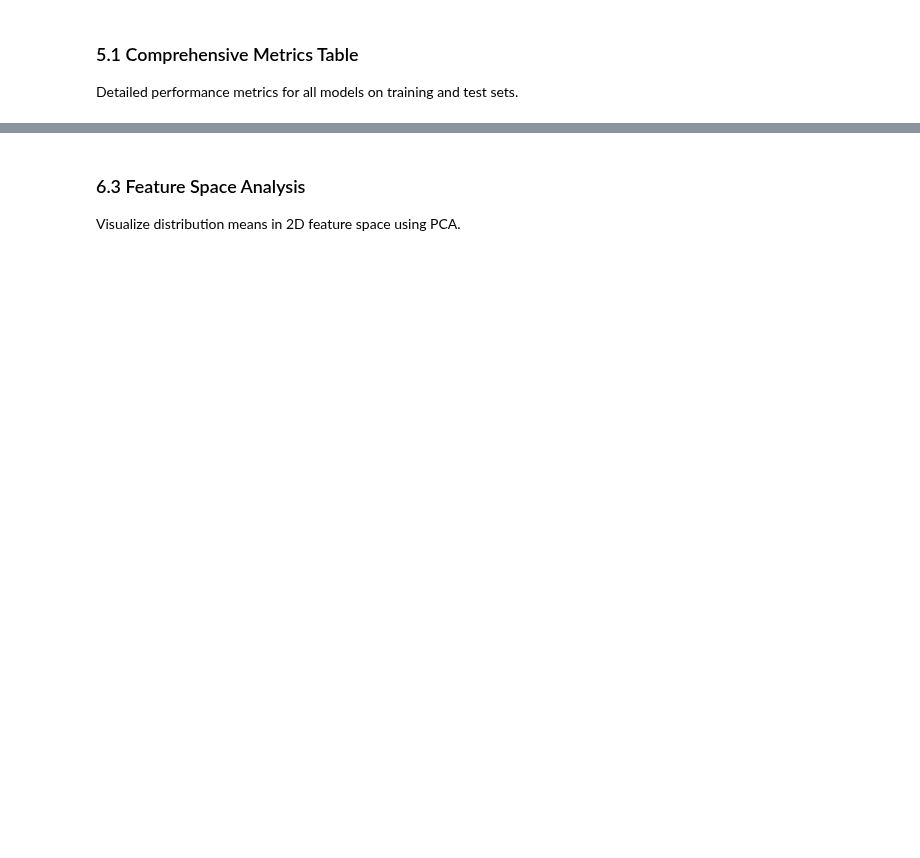
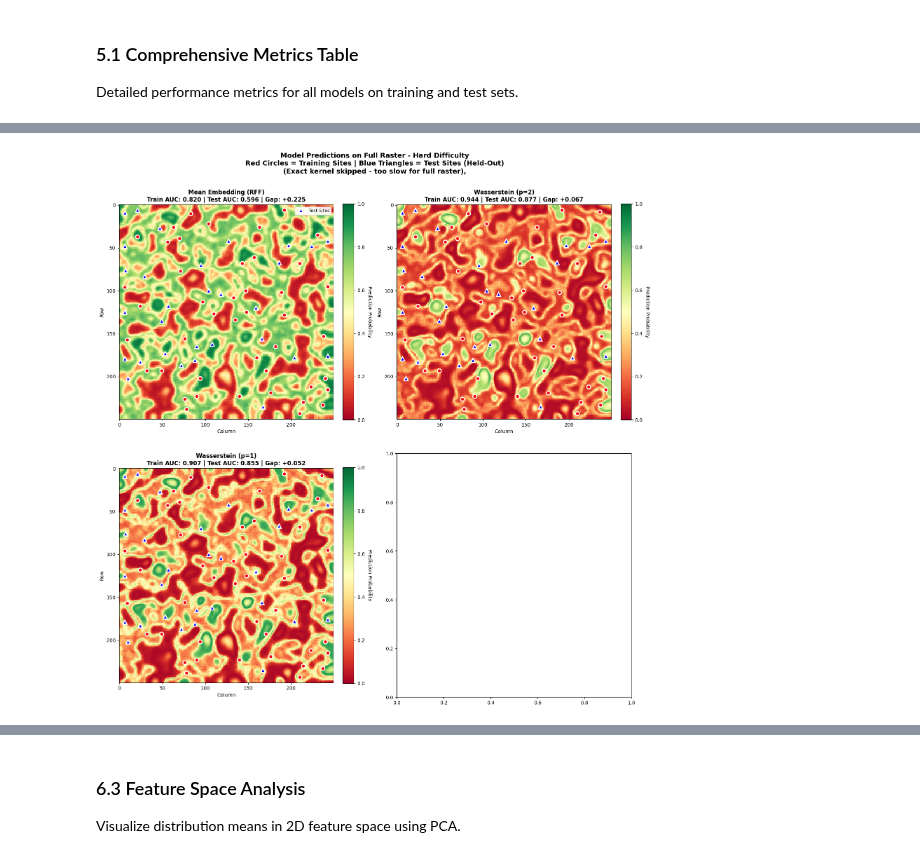
Before and after one commit to mrecos/KLRFome_JAX, a Jupyter notebook: notebooks/02_kernel_comparison.ipynb, the cells around one changed output, grey strips where cells are left out. Saved outputs shown, nothing was run; the diff lists cells and outputs as text; code cells hidden in the pictures; blank space fills up the shorter version.

```diff
--- a/notebooks/02_kernel_comparison.ipynb
+++ b/notebooks/02_kernel_comparison.ipynb
@@ -909,0 +1453,77 @@ Mean Embedding (Exact):
+# %%
+# Create prediction maps for each kernel
+n_models = len(KERNEL_CONFIGS)
+n_cols = 2
+n_rows = int(np.ceil(n_models / n_cols))
+
+fig, axes = plt.subplots(n_rows, n_cols, figsize=(16, 8*n_rows))
+axes = axes.flatten() if n_models > 1 else [axes]
+
+for idx, (name, predictions) in enumerate(raster_predictions.items()):
+    ax = axes[idx]
+
+    # Plot predictions
+    im = ax.imshow(predictions, cmap='RdYlGn', vmin=0, vmax=1, interpolation='nearest')
+
+    # Overlay TRAINING sites (red circles)
+    for _, row in train_sites_gdf.iterrows():
+        row_idx, col = rasterio.transform.rowcol(transform, row.geometry.x, row.geometry.y)
+        ax.plot(col, row_idx, 'o', color='red', markersize=8,
+               markeredgecolor='white', markeredgewidth=2,
+               label='Training Sites' if _ == 0 else '')
+
+    # Overlay TEST sites (blue triangles)
+    for _, row in test_sites_gdf.iterrows():
+        row_idx, col = rasterio.transform.rowcol(transform, row.geometry.x, row.geometry.y)
+        ax.plot(col, row_idx, '^', color='blue', markersize=8,
+               markeredgecolor='white', markeredgewidth=2,
+               label='Test Sites' if _ == 0 else '')
+
+    # Get model performance
+    result = kernel_results.get(name)
+    if result:
+        train_auc = result.train_auc
+        test_auc = result.auc
+        gap = train_auc - test_auc
+
+        title = f'{name}\nTrain AUC: {train_auc:.3f} | Test AUC: {test_auc:.3f} | Gap: {gap:+.3f}'
+    else:
+        title = name
+
+    ax.set_title(title, fontsize=12, fontweight='bold')
+    ax.set_xlabel('Column', fontsize=10)
+    ax.set_ylabel('Row', fontsize=10)
+
+    # Add colorbar
+    cbar = plt.colorbar(im, ax=ax, fraction=0.046, pad=0.04)
+    cbar.set_label('Prediction Probability', rotation=270, labelpad=15, fontsize=10)
+
+    # Add legend (only for first plot)
+    if idx == 0:
+        ax.legend(loc='upper right', fontsize=9, framealpha=0.9)
+
+# Hide unused subplots
+for idx in range(n_models, len(axes)):
+    axes[idx].axis('off')
+
+plt.suptitle(f'Model Predictions on Full Raster - {DIFFICULTY.capitalize()} Difficulty\n'
+             f'Red Circles = Training Sites | Blue Triangles = Test Sites (Held-Out)\n'
+             f'(Exact kernel skipped - too slow for full raster),',
+             fontsize=14, fontweight='bold', y=0.995)
+plt.tight_layout()
+plt.show()
+
+print()
+print("Prediction Map Summary:")
+print("="*80)
+for name, predictions in raster_predictions.items():
+    pred_min = np.min(predictions)
+    pred_max = np.max(predictions)
+    pred_mean = np.mean(predictions)
+    high_prob = np.sum(predictions > 0.7) / predictions.size * 100
+
+    print(f"{name}:")
+    print(f"  Min: {pred_min:.4f}, Max: {pred_max:.4f}, Mean: {pred_mean:.4f}")
+    print(f"  High probability (>0.7): {high_prob:.1f}% of pixels")
+# %% [output]
+[figure, added]
```
Also changed, not shown: parts of 27 cells of this notebook.
